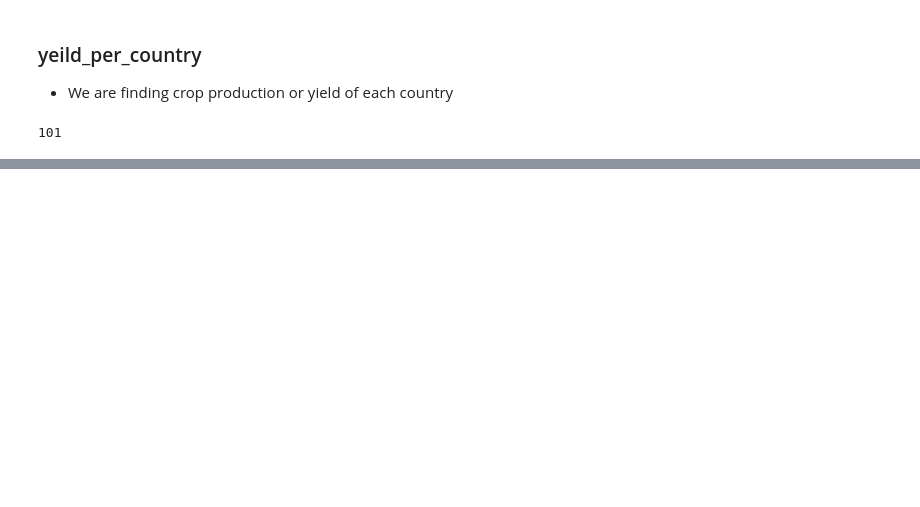
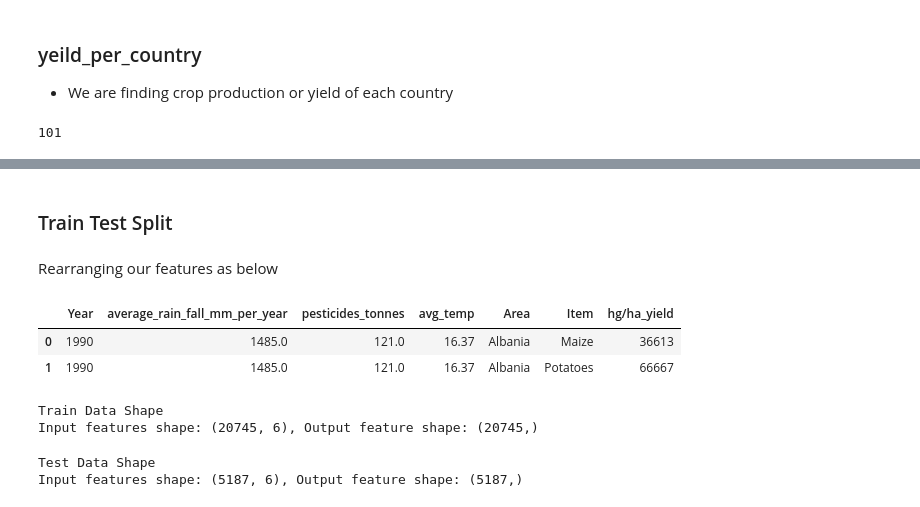
Before and after one commit to itxsalmannkhann/Crop-Yield-Prediction-Per-Country, a Jupyter notebook: crop_yield_prediction.ipynb, the cells around one changed output, grey strips where cells are left out. Cells and saved outputs as stored; diff of their text form; code cells hidden in the pictures; blank space fills up the shorter version.

```diff
--- a/crop_yield_prediction.ipynb
+++ b/crop_yield_prediction.ipynb
@@ -191,0 +210,12 @@ Zimbabwe
+# %% [markdown]
+### Train Test Split
+# %% [markdown]
+Rearranging our features as below
+# %%
+col = ['Year', 'average_rain_fall_mm_per_year', 'pesticides_tonnes', 'avg_temp', 'Area', 'Item', 'hg/ha_yield']
+df = df[col]
+df.head(2)
+# %% [output]
+|  | Year | average_rain_fall_mm_per_year | pesticides_tonnes | avg_temp | Area | Item | hg/ha_yield |
+| 0 | 1990 | 1485.0 | 121.0 | 16.37 | Albania | Maize | 36613 |
+| 1 | 1990 | 1485.0 | 121.0 | 16.37 | Albania | Potatoes | 66667 |
@@ -191,0 +229,12 @@ Zimbabwe
+# %%
+print('Train Data Shape')
+print('Input features shape: {}, Output feature shape: {}'.format(x_train.shape,y_train.shape))
+# %% [output]
+Train Data Shape
+Input features shape: (20745, 6), Output feature shape: (20745,)
+# %%
+print('Test Data Shape')
+print('Input features shape: {}, Output feature shape: {}'.format(x_test.shape,y_test.shape))
+# %% [output]
+Test Data Shape
+Input features shape: (5187, 6), Output feature shape: (5187,)
```
Also changed, not shown: parts of 21 cells of this notebook.
